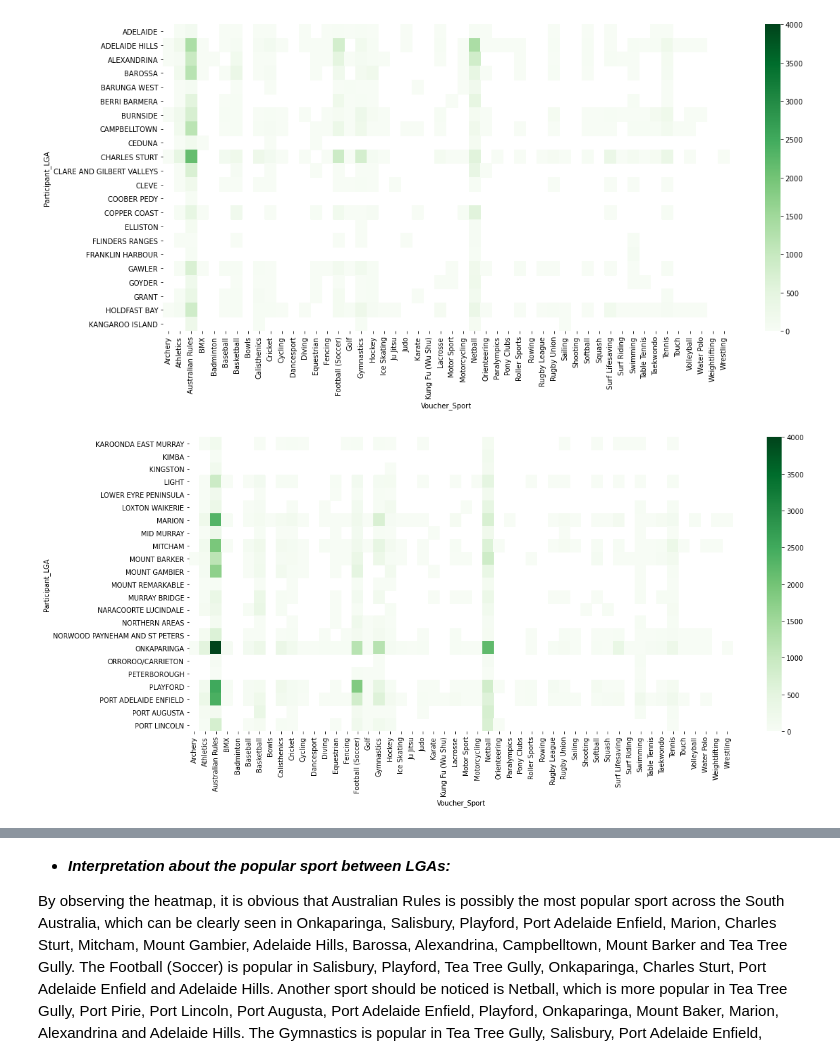
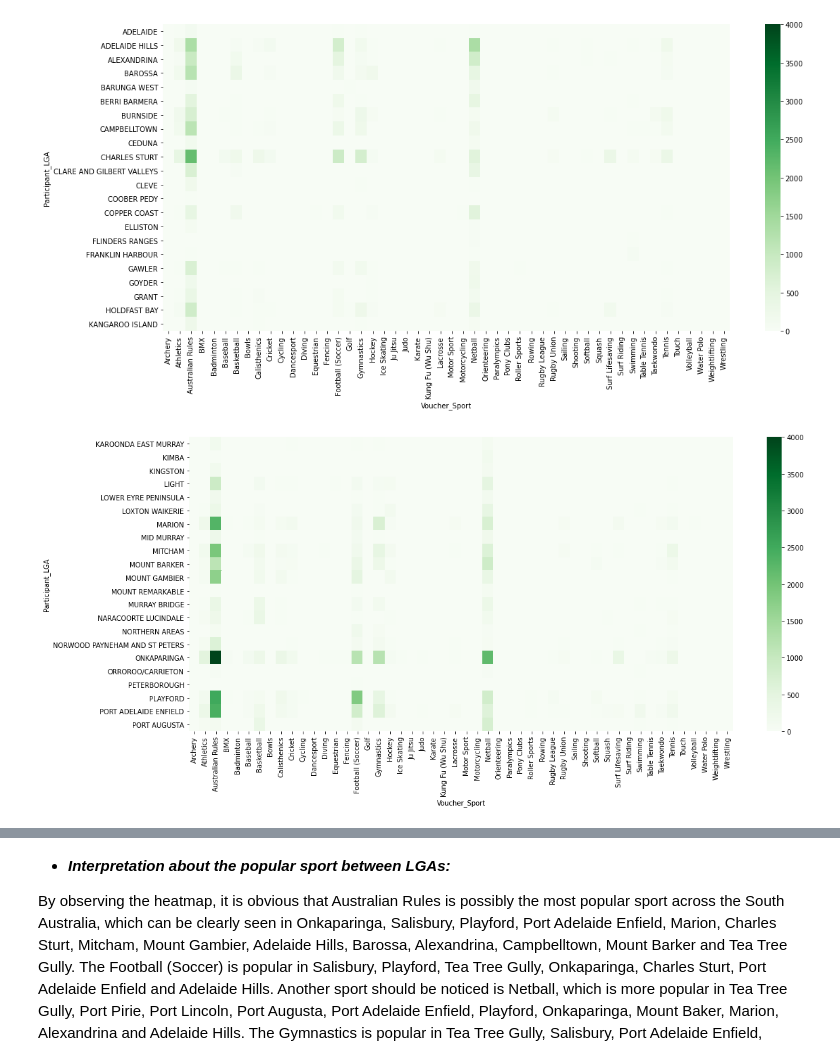
Before and after one commit to xuyenlinhHuynh/data-science-portfolio-xuyenlinhHuynh, a Jupyter notebook: Portfolio 2.ipynb, the cells around one changed output, grey strips where cells are left out. Cells and saved outputs as stored; diff of their text form; code cells hidden in the pictures.

```diff
--- a/Portfolio 2.ipynb
+++ b/Portfolio 2.ipynb
@@ -427,4 +449,4 @@ lga_group
 67 rows × 50 columns
 # %%
 # Fill all the NaN value to 0
-lga_group.fillna(0)
+lga_group = lga_group.fillna(0)
@@ -463,9 +470,9 @@ plt.show()
 [figure]
 # %%
 fig, ax = plt.subplots(figsize=(18, 8))
-sns.heatmap(lga_group[22:45], cmap="Greens", vmin = 0, vmax= 4000)
+sns.heatmap(lga_group[22:44], cmap="Greens", vmin = 0, vmax= 4000)
 plt.show()
 # %% [output]
-[figure, old version]
+[figure, new version]
 # %%
 fig, ax = plt.subplots(figsize=(18, 8))
```
Also changed, not shown: parts of 72 cells of this notebook.
